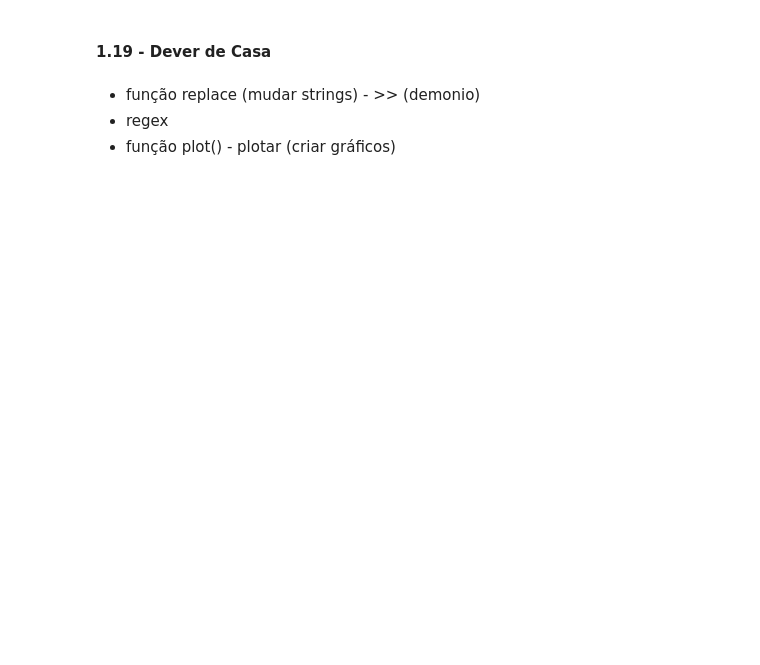
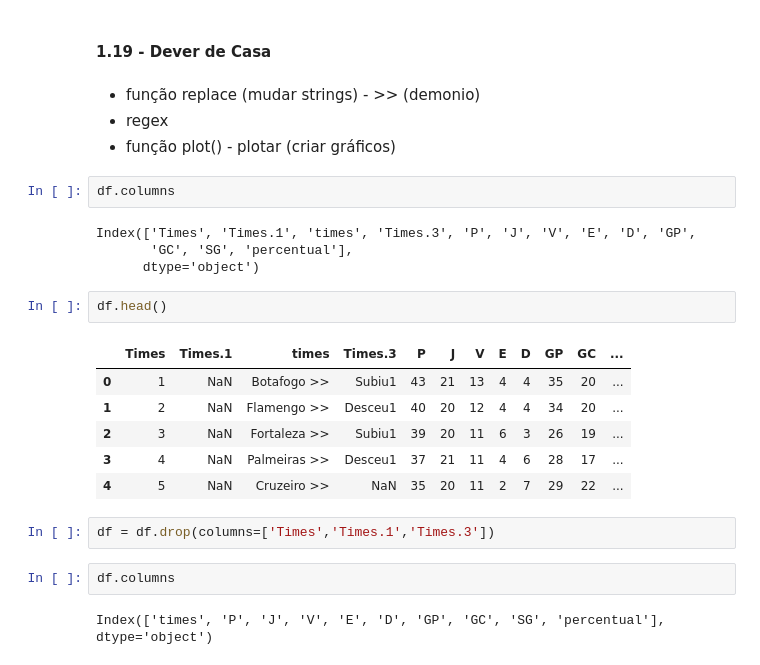
Before and after one commit to romulosilvestre/datascience_manha, a Jupyter notebook: webscraping.ipynb, the cells around one changed output. Saved outputs shown, nothing was run; the diff lists cells and outputs as text; blank space fills up the shorter version.

```diff
--- a/webscraping.ipynb
+++ b/webscraping.ipynb
@@ -238,3 +224,24 @@ df[['time','percentual']].head()
 - função replace (mudar strings) -  >> (demonio)
 - regex
 - função plot()  - plotar (criar gráficos)
+# %%
+df.columns
+# %% [output]
+Index(['Times', 'Times.1', 'times', 'Times.3', 'P', 'J', 'V', 'E', 'D', 'GP',
+       'GC', 'SG', 'percentual'],
+      dtype='object')
+# %%
+df.head()
+# %% [output]
+|  | Times | Times.1 | times | Times.3 | P | J | V | E | D | GP | GC | ... |
+| 0 | 1 | NaN | Botafogo >> | Subiu1 | 43 | 21 | 13 | 4 | 4 | 35 | 20 | ... |
+| 1 | 2 | NaN | Flamengo >> | Desceu1 | 40 | 20 | 12 | 4 | 4 | 34 | 20 | ... |
+| 2 | 3 | NaN | Fortaleza >> | Subiu1 | 39 | 20 | 11 | 6 | 3 | 26 | 19 | ... |
+| 3 | 4 | NaN | Palmeiras >> | Desceu1 | 37 | 21 | 11 | 4 | 6 | 28 | 17 | ... |
+| 4 | 5 | NaN | Cruzeiro >> | NaN | 35 | 20 | 11 | 2 | 7 | 29 | 22 | ... |
+# %%
+df = df.drop(columns=['Times','Times.1','Times.3'])
+# %%
+df.columns
+# %% [output]
+Index(['times', 'P', 'J', 'V', 'E', 'D', 'GP', 'GC', 'SG', 'percentual'], dtype='object')
```
Also changed, not shown: parts of 21 cells of this notebook, 1 other file.
